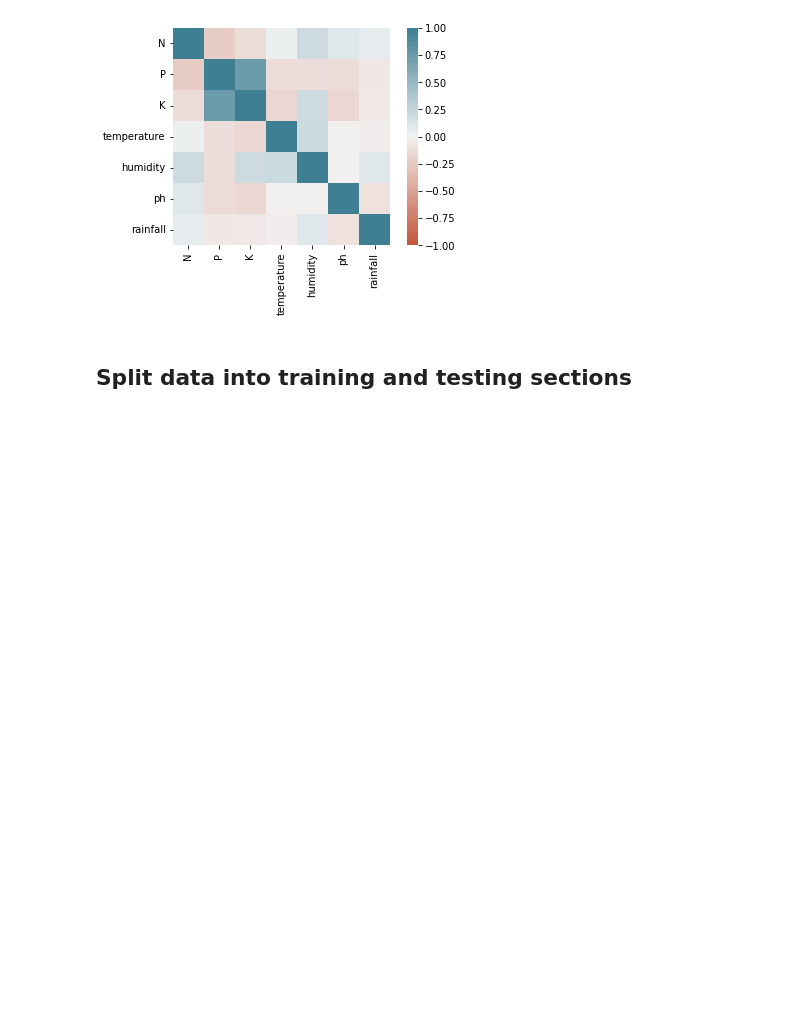
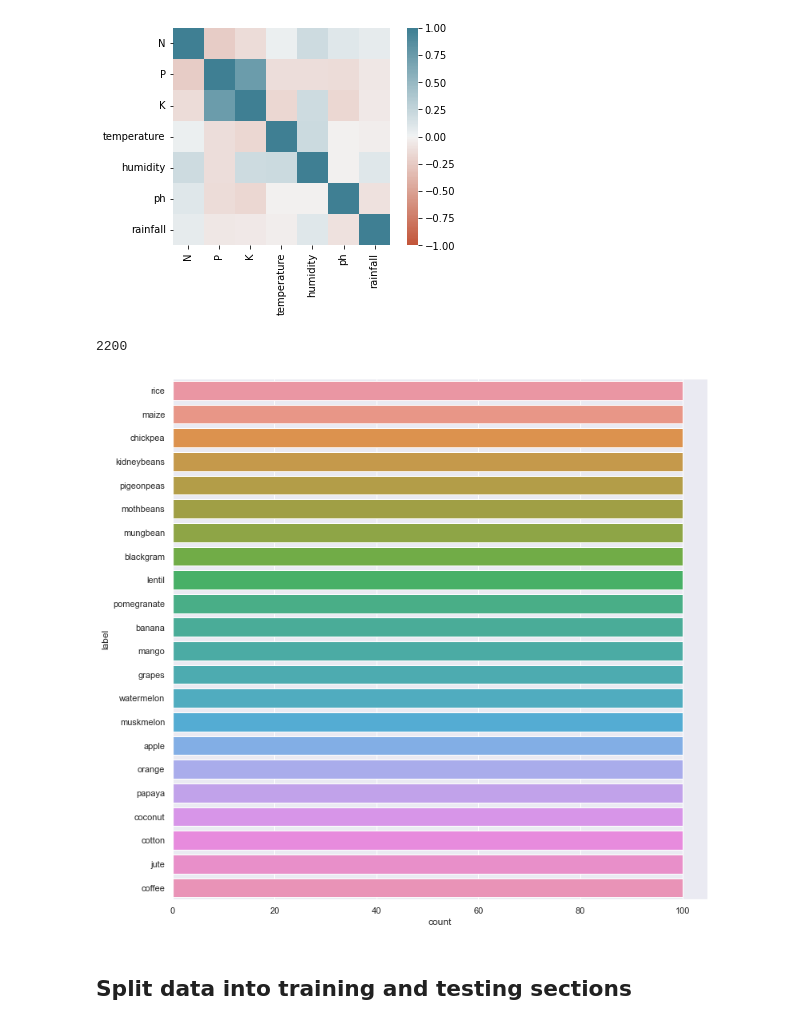
Before and after one commit to fundekaustubh/graintech.ai, a Jupyter notebook: server/python/notebooks/crop-recommendation.ipynb, the cells around one changed output. Cells and saved outputs as stored; diff of their text form; code cells hidden in the pictures; blank space fills up the shorter version.

```diff
--- a/server/python/notebooks/crop-recommendation.ipynb
+++ b/server/python/notebooks/crop-recommendation.ipynb
@@ -113,6 +113,15 @@ ax = sns.heatmap(
 )
 # %% [output]
 [figure]
+# %%
+len(df['label'])
+# %% [output]
+2200
+# %%
+sns.countplot(y=df["label"])
+sns.set(rc={'figure.figsize':(12, 12)})
+# %% [output]
+[figure, added]
 # %% [markdown]
 ## Split data into training and testing sections
 # %%
```
Also changed, not shown: 4 other files.
